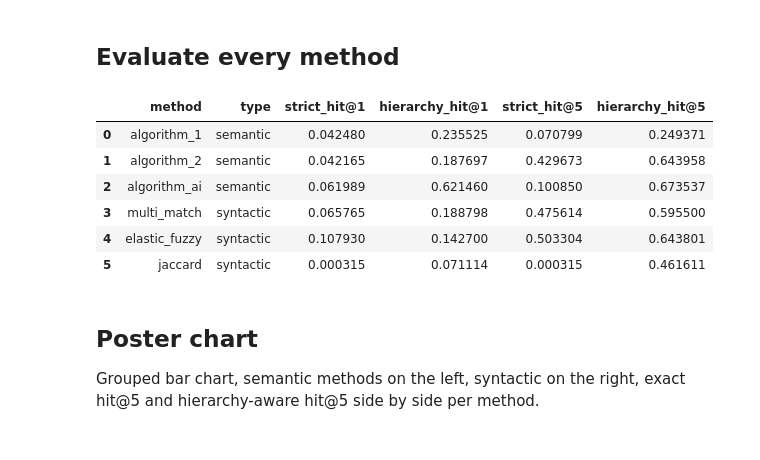
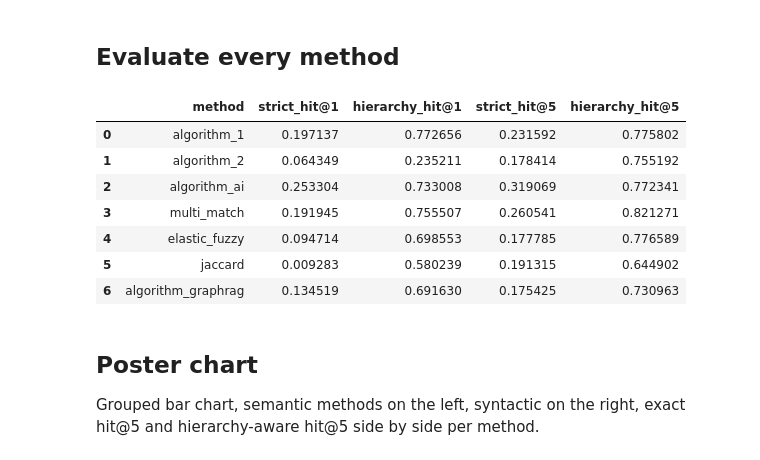
Before and after one commit to mediversekth/concept-normalisation, a Jupyter notebook: poster_method_comparison.ipynb, the cells around one changed output. Drawn from its saved outputs; the diff is of its cells as text; code cells hidden in the pictures.

```diff
--- a/poster_method_comparison.ipynb
+++ b/poster_method_comparison.ipynb
@@ -108,24 +108,24 @@ Active 'Is a' relationships: 622,407
 Same definitions as `evaluate_final_candidates.ipynb` -- one hit@k
 function per row, applied per method column below.
 # %%
-def extract_concept_ids(matches, k):
+def extract_concept_ids(matches, k, id_key="concept_id"):
     if not isinstance(matches, (list, tuple)) and not hasattr(matches, "__len__"):
         return []
     matches = list(matches)[:k]
-    return [str(m["concept_id"]) for m in matches if isinstance(m, dict) and "concept_id" in m]
+    return [str(m[id_key]) for m in matches if isinstance(m, dict) and id_key in m]
 
 
-def hit_at_k(matches, valid_codes, k):
+def hit_at_k(matches, valid_codes, k, id_key="concept_id"):
     if not isinstance(valid_codes, set):
         return False
-    candidates = set(extract_concept_ids(matches, k))
+    candidates = set(extract_concept_ids(matches, k, id_key))
     return bool(candidates & valid_codes)
 
 
-def hit_at_k_hierarchy(matches, valid_codes, k, max_depth):
+def hit_at_k_hierarchy(matches, valid_codes, k, max_depth, id_key="concept_id"):
     if not isinstance(valid_codes, set):
         return False
-    candidates = extract_concept_ids(matches, k)
+    candidates = extract_concept_ids(matches, k, id_key)
     return any(
         hierarchy_related(candidate, valid_code, max_depth)
         for candidate in candidates
@@ -135,42 +135,84 @@ def hit_at_k_hierarchy(matches, valid_codes, k, max_depth):
 ## Evaluate every method
 # %%
 METHODS = {
-    "algorithm_1": ("semantic", "algorithm_1_matches"),
-    "algorithm_2": ("semantic", "algorithm_2_matches"),
-    "algorithm_ai": ("semantic", "algorithm_ai_matches"),
-    "multi_match": ("syntactic", "multi_match_matches"),
-    "elastic_fuzzy": ("syntactic", "elastic_fuzzy_matches"),
-    "jaccard": ("syntactic", "jaccard_matches"),
+    "algorithm_1": {
+        "column": "algorithm_1_matches",
+        "id_key": "concept_id",
+    },
+    "algorithm_2": {
+        "column": "algorithm_2_matches",
+        "id_key": "concept_id",
+    },
+    "algorithm_ai": {
+        "column": "algorithm_ai_matches",
+        "id_key": "concept_id",
+    },
+    "multi_match": {
+        "column": "multi_match_matches",
+        "id_key": "concept_id",
+    },
+    "elastic_fuzzy": {
+        "column": "elastic_fuzzy_matches",
+        "id_key": "concept_id",
+    },
+    "jaccard": {
+        "column": "jaccard_matches",
+        "id_key": "concept_id",
+    },
+    "algorithm_graphrag": {
+        "column": "algorithm_graphrag_matches",
+        "id_key": "sctid",
+    },
 }
-
 MAX_DEPTH = 3  # hierarchy tolerance, matches evaluate_final_candidates.ipynb
 
 rows = []
-for method_name, (method_type, column) in METHODS.items():
+
+for method_name, method_info in METHODS.items():
+    column = method_info["column"]
+    id_key = method_info["id_key"]
+
     if column not in data.columns:
         print(f"Skipping {method_name}: {column} not in data (method wasn't run)")
         continue
 
-    row = {"method": method_name, "type": method_type}
+    row = {"method": method_name}
+
     for k in [1, 5]:
         row[f"strict_hit@{k}"] = data.apply(
-            lambda r: hit_at_k(r[column], r["valid_snomed_codes"], k), axis=1
+            lambda r: hit_at_k(
+                r[column],
+                r["valid_snomed_codes"],
+                k,
+                id_key=id_key,
+            ),
+            axis=1,
         ).mean()
+
         row[f"hierarchy_hit@{k}"] = data.apply(
-            lambda r: hit_at_k_hierarchy(r[column], r["valid_snomed_codes"], k, MAX_DEPTH), axis=1
+            lambda r: hit_at_k_hierarchy(
+                r[column],
+                r["valid_snomed_codes"],
+                k,
+                MAX_DEPTH,
+                id_key=id_key,
+            ),
+            axis=1,
         ).mean()
+
     rows.append(row)
 
 method_scores = pd.DataFrame(rows)
 method_scores
 # %% [output]
-|  | method | type | strict_hit@1 | hierarchy_hit@1 | strict_hit@5 | hierarchy_hit@5 |
-| 0 | algorithm_1 | semantic | 0.042480 | 0.235525 | 0.070799 | 0.249371 |
-| 1 | algorithm_2 | semantic | 0.042165 | 0.187697 | 0.429673 | 0.643958 |
-| 2 | algorithm_ai | semantic | 0.061989 | 0.621460 | 0.100850 | 0.673537 |
-| 3 | multi_match | syntactic | 0.065765 | 0.188798 | 0.475614 | 0.595500 |
-| 4 | elastic_fuzzy | syntactic | 0.107930 | 0.142700 | 0.503304 | 0.643801 |
-| 5 | jaccard | syntactic | 0.000315 | 0.071114 | 0.000315 | 0.461611 |
+|  | method | strict_hit@1 | hierarchy_hit@1 | strict_hit@5 | hierarchy_hit@5 |
+| 0 | algorithm_1 | 0.197137 | 0.772656 | 0.231592 | 0.775802 |
+| 1 | algorithm_2 | 0.064349 | 0.235211 | 0.178414 | 0.755192 |
+| 2 | algorithm_ai | 0.253304 | 0.733008 | 0.319069 | 0.772341 |
+| 3 | multi_match | 0.191945 | 0.755507 | 0.260541 | 0.821271 |
+| 4 | elastic_fuzzy | 0.094714 | 0.698553 | 0.177785 | 0.776589 |
+| 5 | jaccard | 0.009283 | 0.580239 | 0.191315 | 0.644902 |
+| 6 | algorithm_graphrag | 0.134519 | 0.691630 | 0.175425 | 0.730963 |
 # %% [markdown]
 ## Poster chart
 
```
Also changed, not shown: parts of 7 cells of this notebook, 6 other files.
